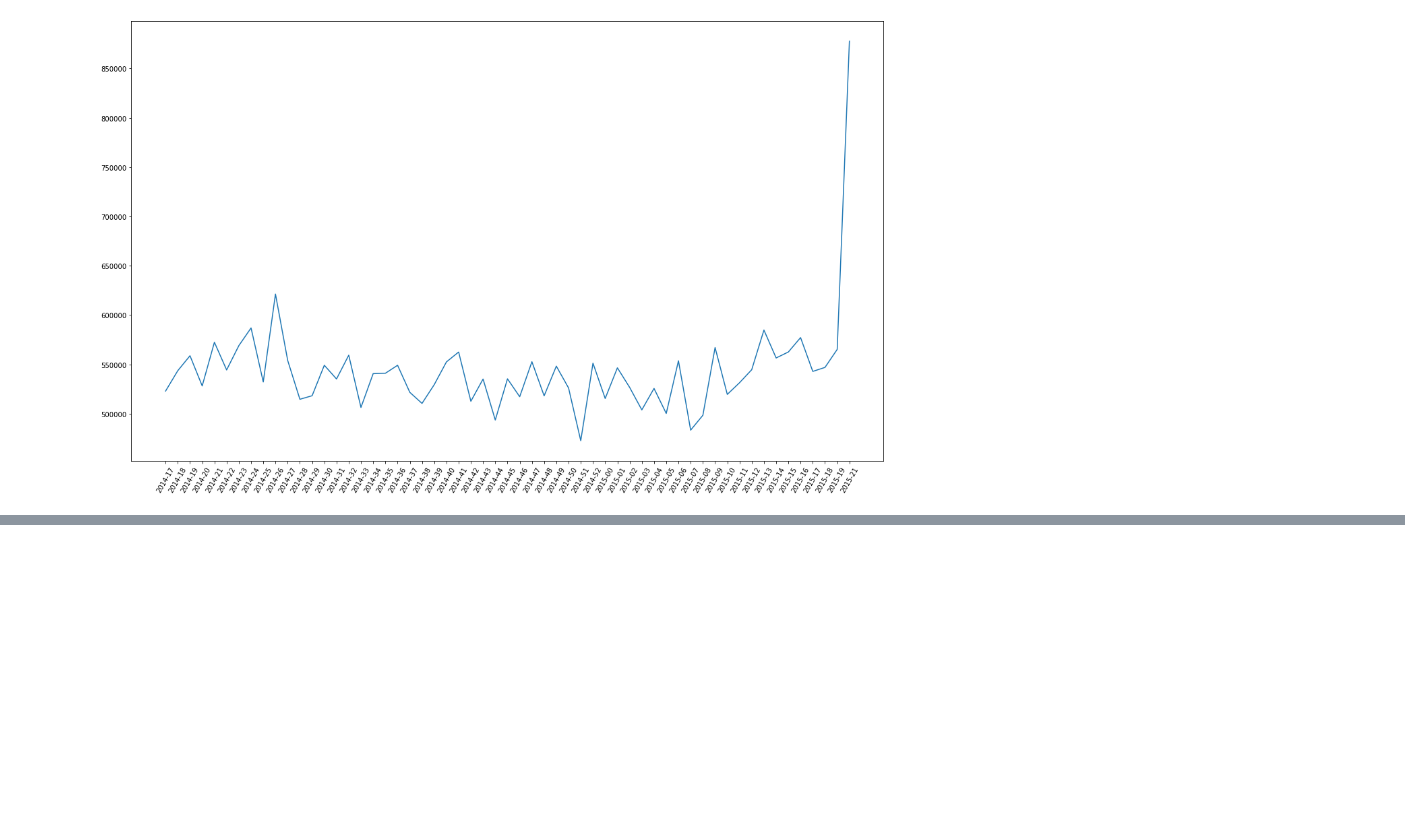
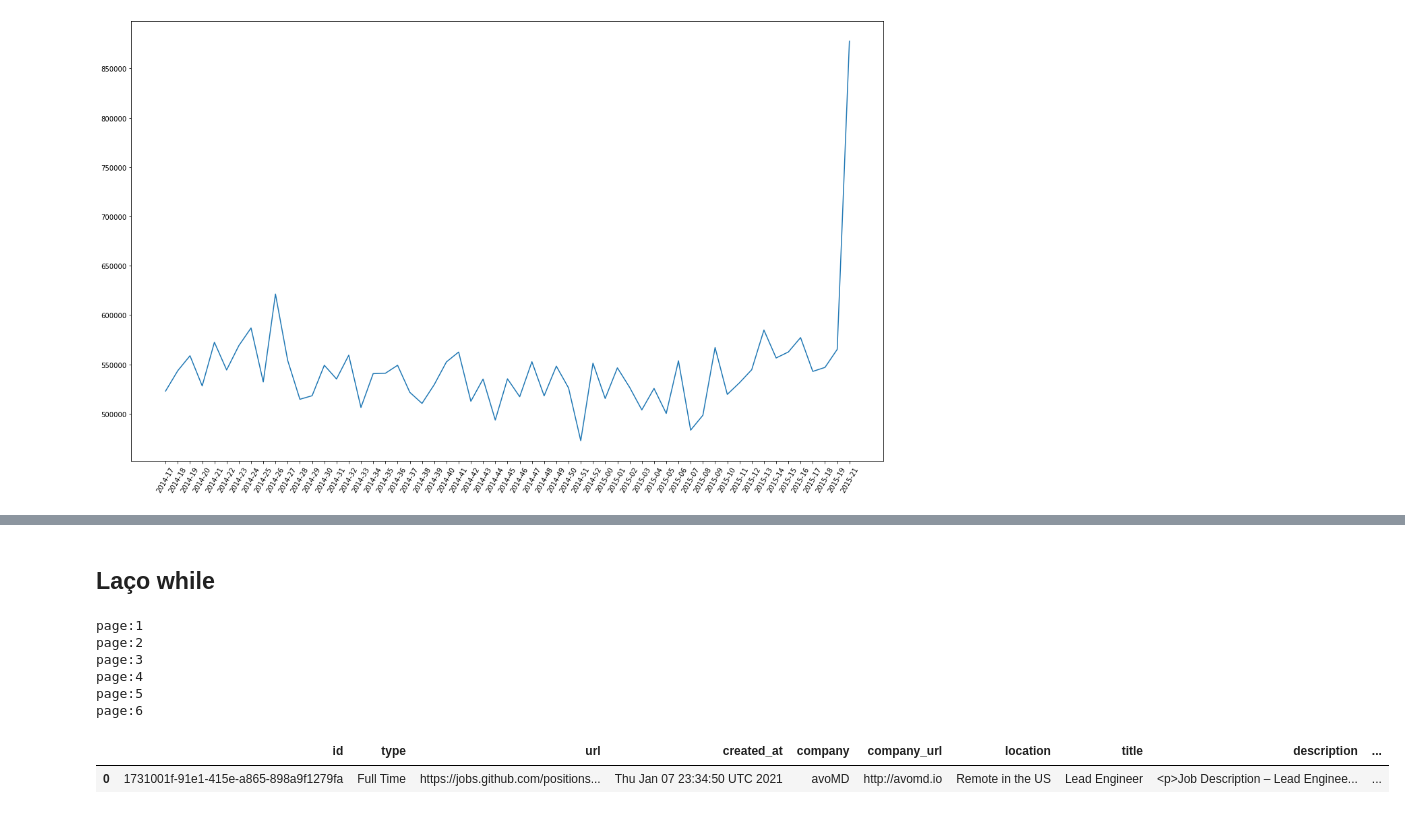
Before and after one commit to rafaelandradeslv/repos_ds, a Jupyter notebook: exercicios/code_examples.ipynb, the cells around one changed output, grey strips where cells are left out. Drawn from its saved outputs; the diff is of its cells as text; code cells hidden in the pictures; blank space fills up the shorter version.

```diff
--- a/exercicios/code_examples.ipynb
+++ b/exercicios/code_examples.ipynb
@@ -209,0 +322,15 @@ plt.xticks(rotation=60);
+# %%
+for i in range(len(df)):
+    if (df.loc[i, 'price'] > 0) & (df.loc[i, 'price'] < 321950):
+        df.loc[i, 'nivel'] = 'nivel_0'
+
+    elif (df.loc[i, 'price'] > 321950) & (df.loc[i, 'price'] < 450000):
+        df.loc[i, 'nivel'] = 'nivel_1'
+
+    elif (df.loc[i, 'price'] > 450000) & (df.loc[i, 'price'] < 645000):
+        df.loc[i, 'nivel'] = 'nivel_2'
+
+    else:
+        df.loc[i, 'nivel'] = 'nivel_3'
+
+df['nivel'].head(20)
@@ -209,0 +358,44 @@ plt.xticks(rotation=60);
+# %% [markdown]
+## Laço while
+# %%
+# A BIBLIOTECA request É USADA PARA TRABALHAR COM API EM PYTHON
+import requests as r
+
+# CRIANDO ESTRUTURA DE CONTROLE while
+i = 1
+dataset = pd.DataFrame() # CRIA DataFrame VAZIO
+
+while True: # QUANDO NÃO SOUBEMOS O FINAL DA LISTA, UTILIZAMOS while
+
+    print (f'page:{i}') # IMPRIME AS PÁGINAS NO CONSOLE
+
+    url = f'https://jobs.github.com/positions.json?page={i}' # VARIÁVEL QUE CONTÉM A API
+
+    response = r.request( 'GET', url ) # VARIÁVEL QUE OBTEM ('GET') OS DADOS DA API
+
+    # CONDIÇÃO A QUAL VERIFICA ATÉ QUANDO O LOOP VAI EXISTIR
+    if response.json() != []: # SE response.json() FOR DIFERENTE DE VAZIO
+
+        data = response.json()[0] # data INICIA NO PRIMEIRO ÍNDICE
+
+        df = pd.DataFrame (data, index=[0]) # O DATA FRAMES INICIA A PARTIR DO PRIMEIRO INDEX
+
+        # FUNÇÃO pd.concat(), CONCATENA COLUNAS, LADO A LADO OU UM ABAIXO DO OUTRO
+        # axis = 0, DIZ PARA O CANCAT QUE AS COLUNAS SERÃO UM AO LADO DO OUTRO
+        dataset = pd.concat ([dataset, df], axis= 0)
+
+        i += 1 # INCREMENTA NA VARIÁVEL i
+
+    else: # SE A LISTA FOR VAZIO, PARE O LOOPING
+        break
+
+df.head()
+# %% [output]
+page:1
+page:2
+page:3
+page:4
+page:5
+page:6
+|  | id | type | url | created_at | company | company_url | location | title | description | ... |
+| 0 | 1731001f-91e1-415e-a865-898a9f1279fa | Full Time | https://jobs.github.com/positions... | Thu Jan 07 23:34:50 UTC 2021 | avoMD | http://avomd.io | Remote in the US | Lead Engineer | <p>Job Description – Lead Enginee... | ... |
```
Also changed, not shown: parts of 18 cells of this notebook, 2 other files.
